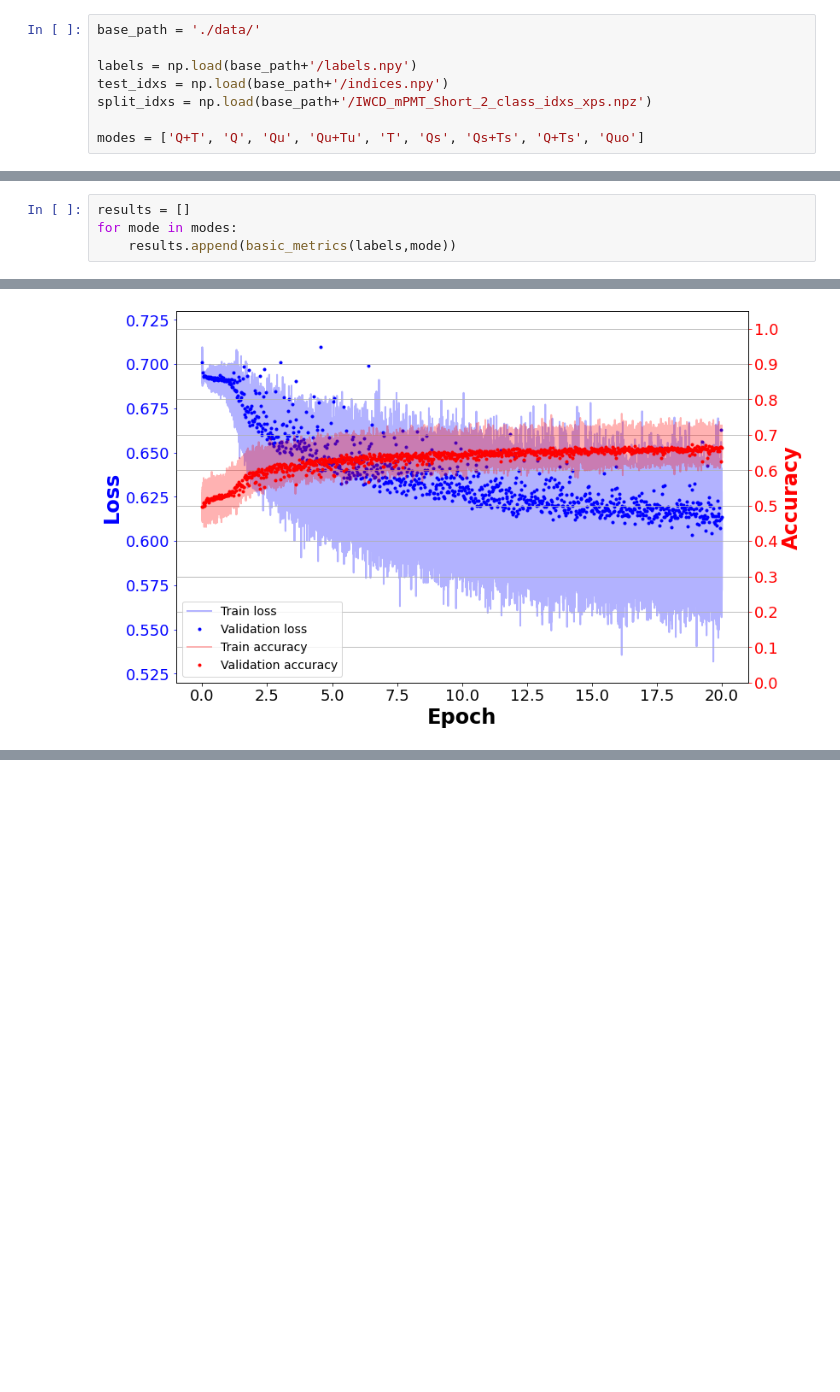
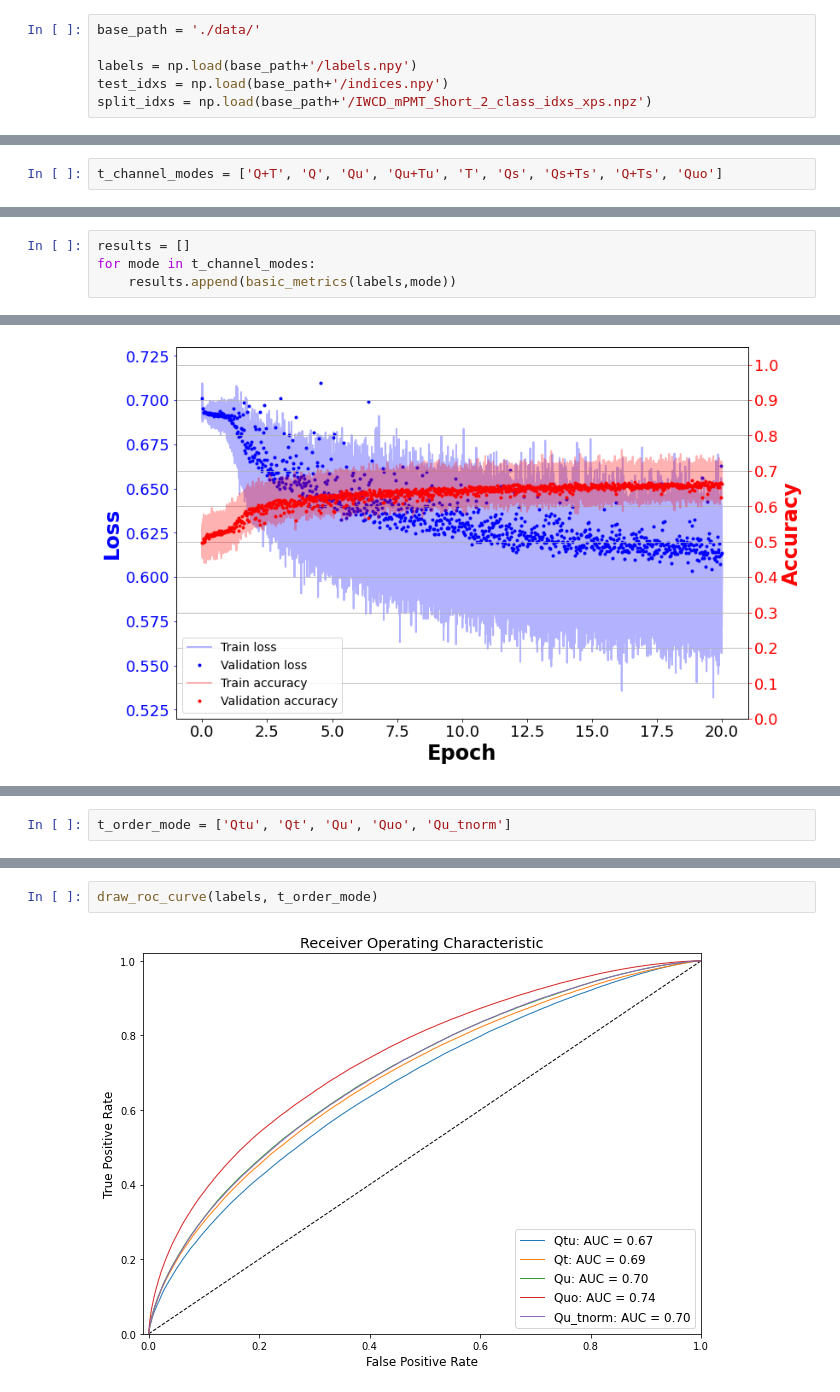
Before and after one commit to inakierregueab/WatChMaL, a Jupyter notebook: xps/time_as_channel/exploration.ipynb, the cells around one changed output, grey strips where cells are left out. Drawn from its saved outputs; the diff is of its cells as text; blank space fills up the shorter version.

```diff
--- a/xps/time_as_channel/exploration.ipynb
+++ b/xps/time_as_channel/exploration.ipynb
@@ -9,5 +12,3 @@ base_path = './data/'
 labels = np.load(base_path+'/labels.npy')
 test_idxs = np.load(base_path+'/indices.npy')
 split_idxs = np.load(base_path+'/IWCD_mPMT_Short_2_class_idxs_xps.npz')
-
-modes = ['Q+T', 'Q', 'Qu', 'Qu+Tu', 'T', 'Qs', 'Qs+Ts', 'Q+Ts', 'Quo']
@@ -14,3 +17,5 @@ modes = ['Q+T', 'Q', 'Qu', 'Qu+Tu', 'T', 'Qs', 'Qs+Ts', 'Q+Ts', 'Quo']
+# %%
+t_channel_modes = ['Q+T', 'Q', 'Qu', 'Qu+Tu', 'T', 'Qs', 'Qs+Ts', 'Q+Ts', 'Quo']
 # %%
 splitting = {}
 for file in split_idxs.files:
@@ -53,7 +58,7 @@ def basic_metrics(labels, mode):
     return metrics
 # %%
 results = []
-for mode in modes:
+for mode in t_channel_modes:
     results.append(basic_metrics(labels,mode))
 # %%
 pd.set_option("display.precision", 4)
@@ -220,0 +218,2 @@ Found training logs:  ['./data/Q+Ts/log_train_0.csv']
+# %%
+t_order_mode = ['Qtu', 'Qt', 'Qu', 'Quo', 'Qu_tnorm']
@@ -220,0 +243,4 @@ Found training logs:  ['./data/Q+Ts/log_train_0.csv']
+# %%
+draw_roc_curve(labels, t_order_mode)
+# %% [output]
+[figure, added]
```
Also changed, not shown: parts of 9 cells of this notebook, 12 other files.
